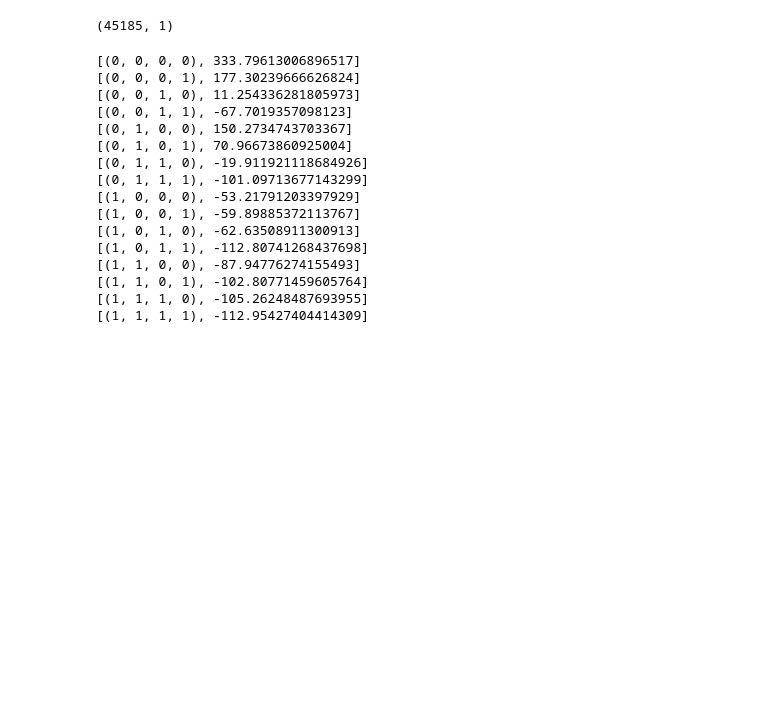
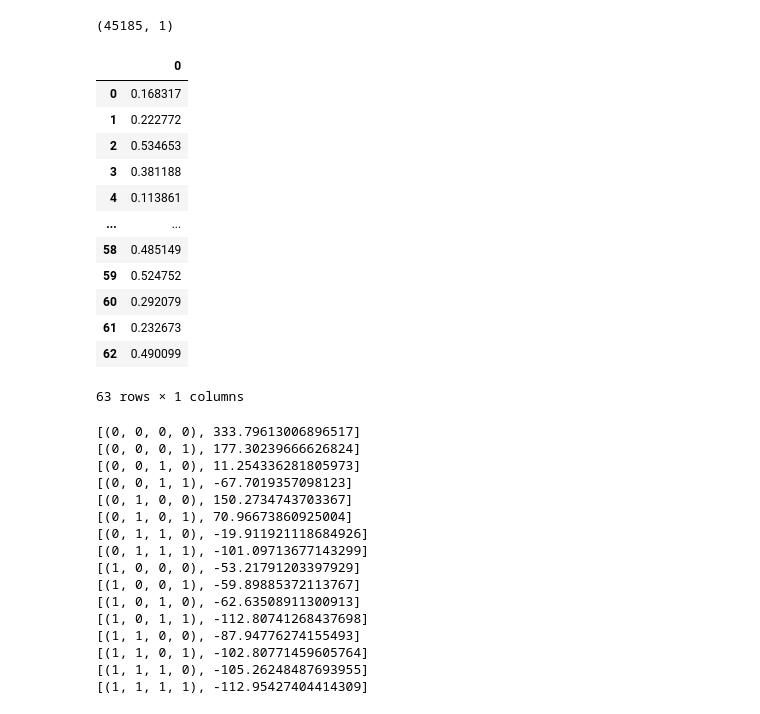
Before and after one commit to kiat/tx-soil-moisture, a Jupyter notebook: notebook/SWC_5_SARIMAX_Model_All_Stations.ipynb, the cells around one changed output. Drawn from its saved outputs; the diff is of its cells as text; code cells hidden in the pictures; blank space fills up the shorter version.

```diff
--- a/notebook/SWC_5_SARIMAX_Model_All_Stations.ipynb
+++ b/notebook/SWC_5_SARIMAX_Model_All_Stations.ipynb
@@ -221,3 +256,19 @@ def optimize_SARIMAX(endog: Union[pd.Series, list], exog: Union[pd.Series, list]
+# %%
+df_test
+# %% [output]
+|  | 0 |
+| 0 | 0.168317 |
+| 1 | 0.222772 |
+| 2 | 0.534653 |
+| 3 | 0.381188 |
+| 4 | 0.113861 |
+| ... | ... |
+| 58 | 0.485149 |
+| 59 | 0.524752 |
+| 60 | 0.292079 |
+| 61 | 0.232673 |
+| 62 | 0.490099 |
+63 rows × 1 columns
 # %%
 # Define range of parameter's to check
 ps = range(0, 2, 1)
```
Also changed, not shown: parts of 14 cells of this notebook.
